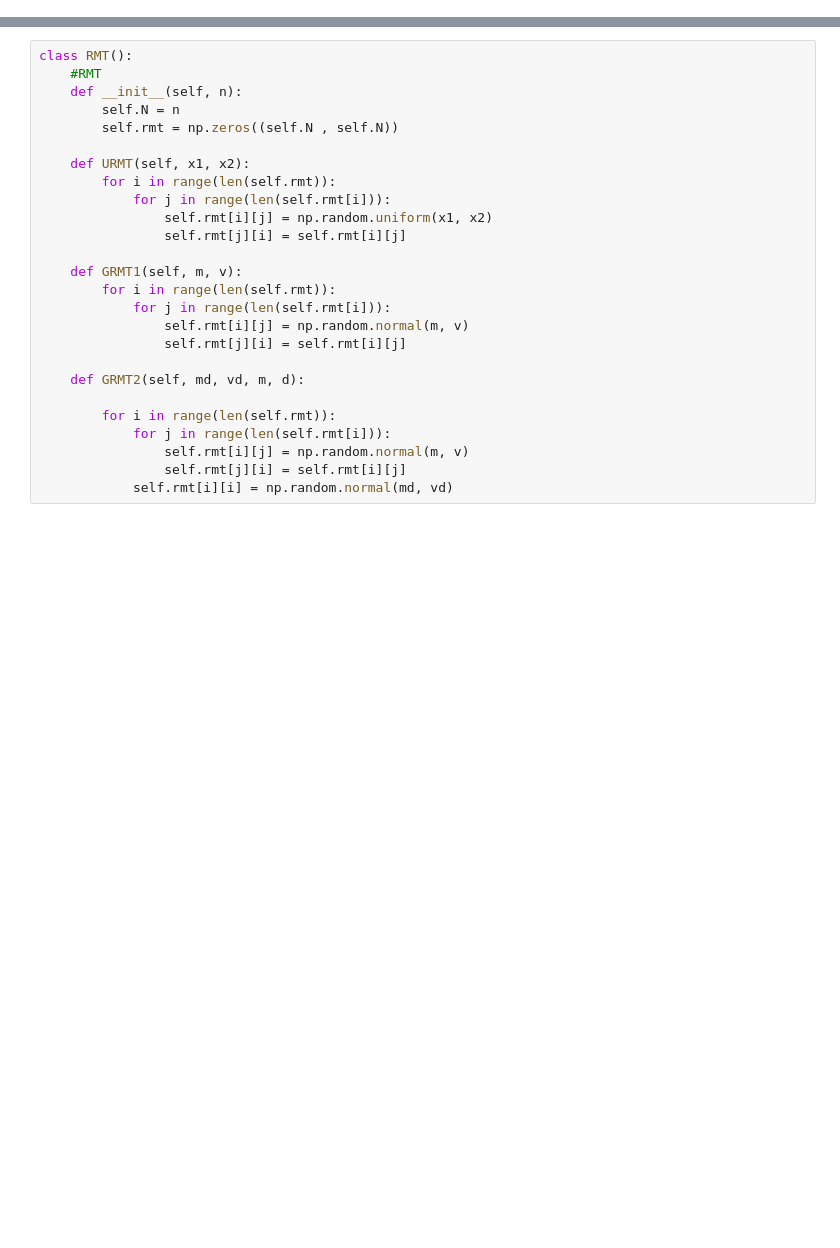
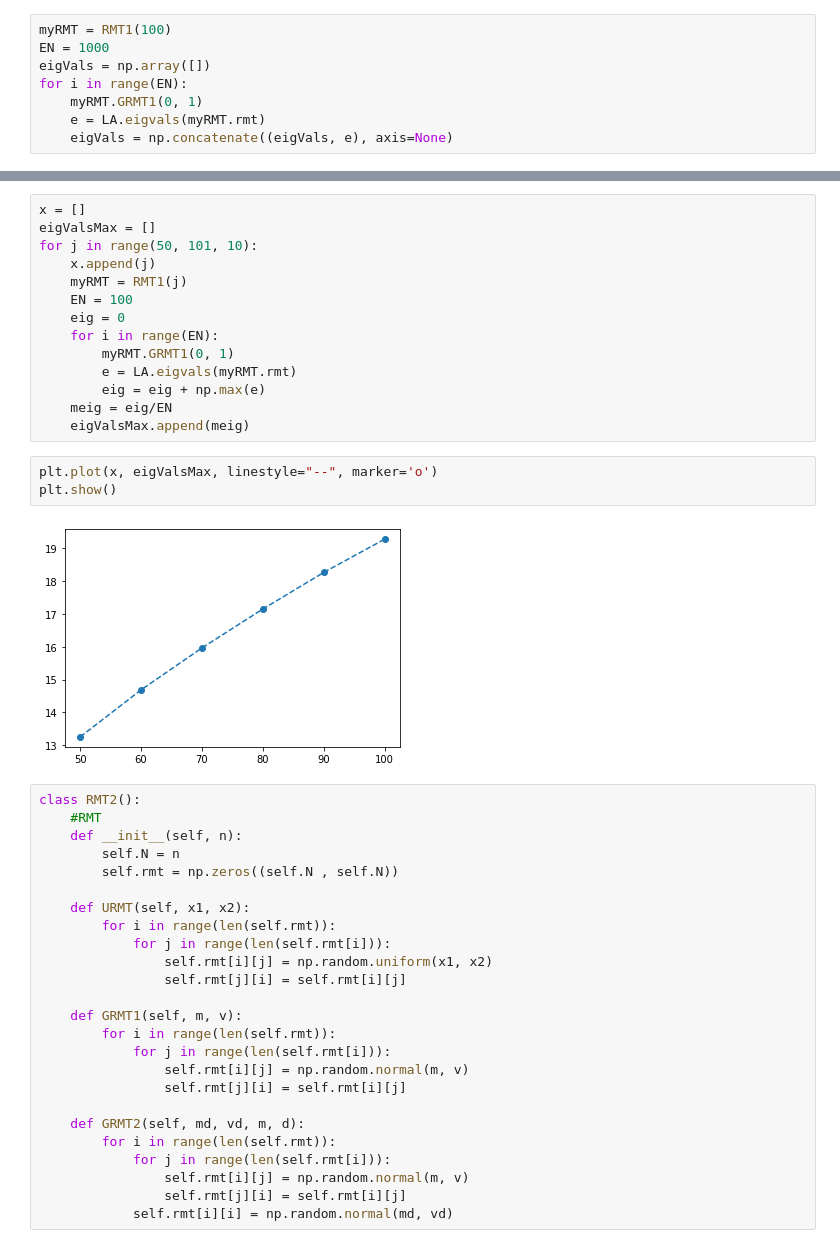
Before and after one commit to ahmadiphy/RMT, a Jupyter notebook: RMT-L03.ipynb, the cells around one changed output, grey strips where cells are left out. Cells and saved outputs as stored; diff of their text form; blank space fills up the shorter version.

```diff
--- a/RMT-L03.ipynb
+++ b/RMT-L03.ipynb
@@ -5,0 +39,8 @@ from numpy import linalg as LA
+# %%
+myRMT = RMT1(100)
+EN = 1000
+eigVals = np.array([])
+for i in range(EN):
+    myRMT.GRMT1(0, 1)
+    e = LA.eigvals(myRMT.rmt)
+    eigVals = np.concatenate((eigVals, e), axis=None)
@@ -6,5 +77,24 @@ from numpy import linalg as LA
+# %%
+x = []
+eigValsMax = []
+for j in range(50, 101, 10):
+    x.append(j)
+    myRMT = RMT1(j)
+    EN = 100
+    eig = 0
+    for i in range(EN):
+        myRMT.GRMT1(0, 1)
+        e = LA.eigvals(myRMT.rmt)
+        eig = eig + np.max(e)
+    meig = eig/EN
+    eigValsMax.append(meig)
+# %%
+plt.plot(x, eigValsMax, linestyle="--", marker='o')
+plt.show()
+# %% [output]
+[figure, added]
 # %%
-class RMT():
+class RMT2():
     #RMT
     def __init__(self, n):
         self.N = n
@@ -23,7 +113,6 @@ class RMT():
                 self.rmt[j][i] = self.rmt[i][j]
 
     def GRMT2(self, md, vd, m, d):
-
         for i in range(len(self.rmt)):
             for j in range(len(self.rmt[i])):
                 self.rmt[i][j] = np.random.normal(m, v)
```
Also changed, not shown: parts of 9 cells of this notebook.
